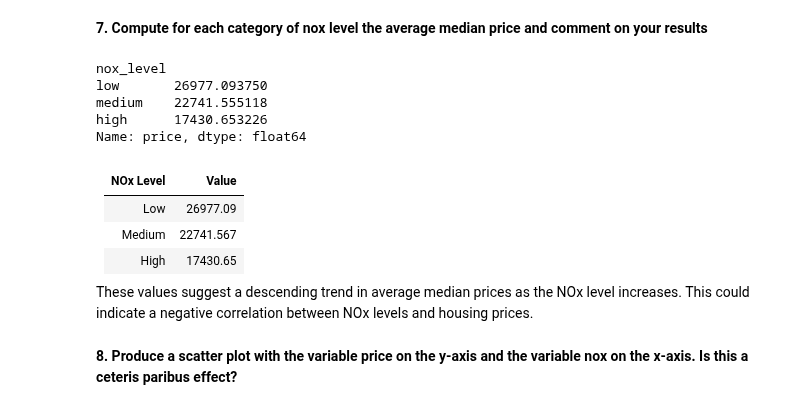
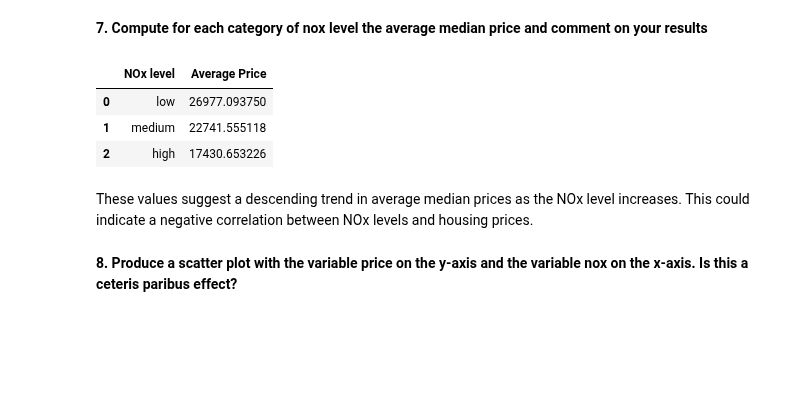
Before and after one commit to ArthurMbraga/MODS202-Econometrics, a Jupyter notebook: project.ipynb, the cells around one changed output. Saved outputs shown, nothing was run; the diff lists cells and outputs as text; code cells hidden in the pictures; blank space fills up the shorter version.

```diff
--- a/project.ipynb
+++ b/project.ipynb
@@ -131,22 +141,18 @@ df.head()
 # %% [markdown]
 **7. Compute for each category of nox level the average median price and comment on your results**
 # %%
+import pandas as pd
 grouped = df.groupby('nox_level')
 average_prices = grouped['price'].mean()
-print(average_prices)
+
+average_pricestable = pd.DataFrame({'NOx level': average_prices.index, 'Average Price': average_prices.values})
+average_pricestable
 # %% [output]
-nox_level
-low       26977.093750
-medium    22741.555118
-high      17430.653226
-Name: price, dtype: float64
+|  | NOx level | Average Price |
+| 0 | low | 26977.093750 |
+| 1 | medium | 22741.555118 |
+| 2 | high | 17430.653226 |
 # %% [markdown]
-| NOx Level | Value |
-| --------- | ----- |
-| Low       | 26977.09 |
-| Medium    | 22741.567 |
-| High      | 17430.65 |
-
 These values suggest a descending trend in average median prices as the NOx level increases. This could indicate a negative correlation between NOx levels and housing prices.
 # %% [markdown]
 **8. Produce a scatter plot with the variable price on the y-axis and the variable nox on the x-axis. Is this a ceteris paribus effect?**
```
Also changed, not shown: parts of 11 cells of this notebook, 1 other file.
